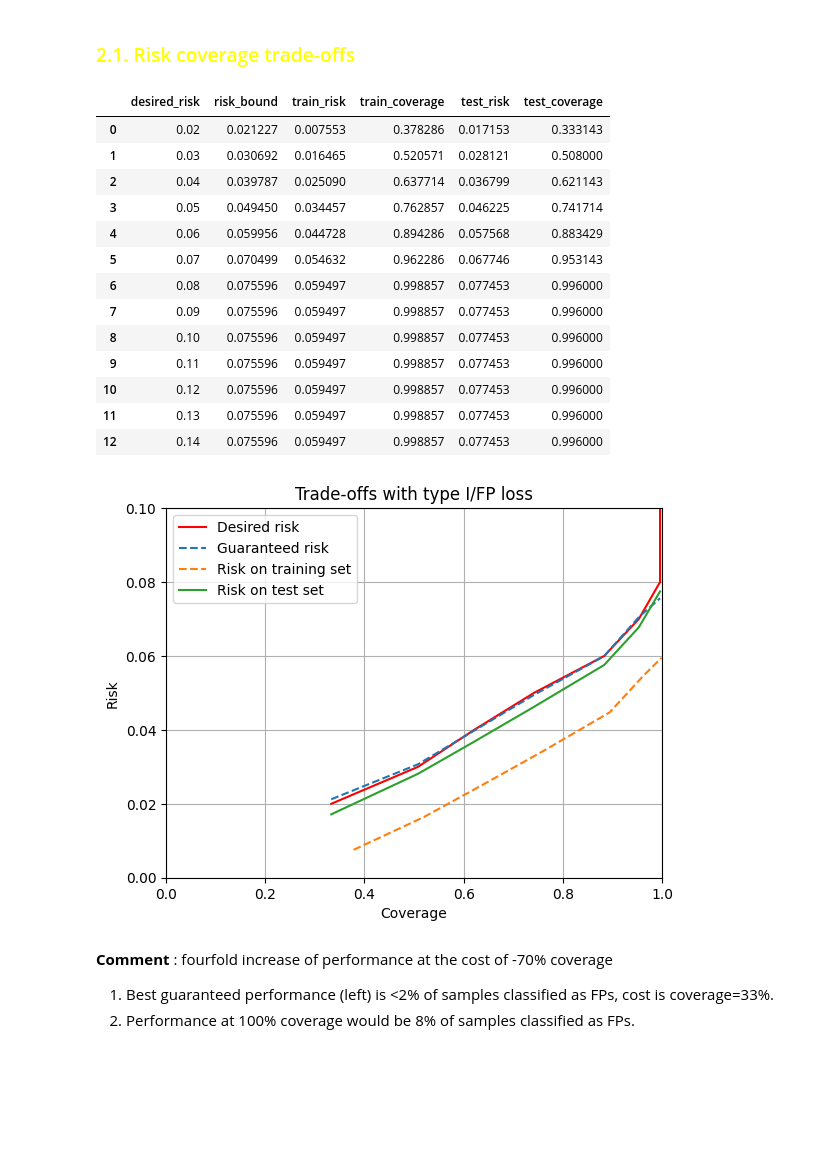
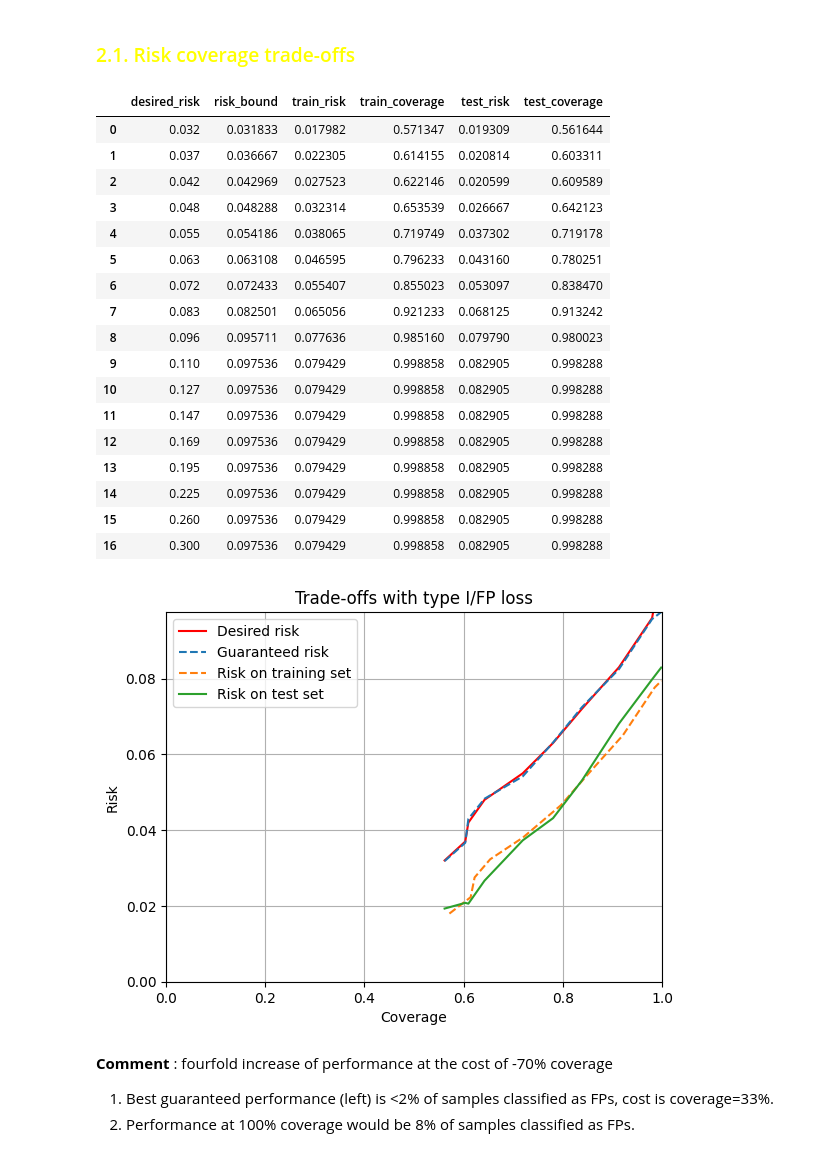
Before and after one commit to EmilienJemelen/selective-classification, a Jupyter notebook: CIFAR2/SGR.ipynb, the cells around one changed output. Cells and saved outputs as stored; diff of their text form; code cells hidden in the pictures; blank space fills up the shorter version.

```diff
--- a/CIFAR2/SGR.ipynb
+++ b/CIFAR2/SGR.ipynb
@@ -45,6 +48,9 @@ sgr_df.head() # balanced CIFAR-2 dataset
 | 2024 | 1.0 | 1.0 | 0.542768 |
 | 263 | 0.0 | 0.0 | 0.822609 |
 | 4350 | 0.0 | 0.0 | 0.953512 |
+# %%
+delta = 0.05
+desired_risks=[i/1000 for i in integers_log_spacing(5,300)]
 # %% [markdown]
 ## <font color = 'yellow'> 1. SGR with __0/1 loss__
 # %% [markdown]
@@ -55,7 +61,7 @@ train_set = train_set.sort_values('SR', ascending=True).reset_index(drop=True).c
 test_set = sgr_df.iloc[int(len(sgr_df)/2):]
 # %%
 results = SGR_at_risks(train_set, test_set, k = int(np.log2(train_set.shape[0])),
-                       delta=0.05, desired_risks=[i/100 for i in range(1,30)])
+                       delta=delta, desired_risks=desired_risks)
 results
 # %% [output]
 |  | desired_risk | risk_bound | train_risk | train_coverage | test_risk | test_coverage |
@@ -97,7 +103,7 @@ __Comment__ :
 # %% [markdown]
 ### <font color = 'yellow'> 1.2. Evolution of trade-offs as class imbalance increases
 # %%
-sample_size=3500
+sample_size = min(int(sgr_df.y_true.sum())*2, int((sgr_df.y_true==0).sum()))
 all_propor_dfs = pd.DataFrame()
 
 for proportion_1 in range(1,51):
@@ -111,11 +117,11 @@ for proportion_1 in range(1,51):
     test_set = imbalanced_set.iloc[int(sample_size/2):]
 
     results = SGR_at_risks(train_set, test_set, k = int(np.log2(train_set.shape[0])),
-                           delta=0.05, desired_risks=[i/100 for i in range(1,30)])
+                           delta=delta, desired_risks=desired_risks)
     results['proportion_1'] = proportion_1/100
     all_propor_dfs = pd.concat([all_propor_dfs, results]).reset_index(drop=True)
 
 
-all_propor_dfs.head()
+all_propor_dfs
 # %% [output]
 |  | desired_risk | risk_bound | train_risk | train_coverage | test_risk | test_coverage | proportion_1 |
@@ -181,38 +194,42 @@ __Comment__ : no clear effect of imbalance increase
 ### <font color = 'yellow'> 2.1. Risk coverage trade-offs
 # %%
 results = SGR_at_risks(train_set, test_set, k = int(np.log2(train_set.shape[0])),
-                       delta=0.05, desired_risks=[i/100 for i in range(1,15)], loss = 'typeI')
+                       delta=delta, desired_risks=desired_risks, loss = 'FN')
 results
 # %% [output]
 |  | desired_risk | risk_bound | train_risk | train_coverage | test_risk | test_coverage |
-| 0 | 0.02 | 0.021227 | 0.007553 | 0.378286 | 0.017153 | 0.333143 |
-| 1 | 0.03 | 0.030692 | 0.016465 | 0.520571 | 0.028121 | 0.508000 |
-| 2 | 0.04 | 0.039787 | 0.025090 | 0.637714 | 0.036799 | 0.621143 |
-| 3 | 0.05 | 0.049450 | 0.034457 | 0.762857 | 0.046225 | 0.741714 |
-| 4 | 0.06 | 0.059956 | 0.044728 | 0.894286 | 0.057568 | 0.883429 |
-| 5 | 0.07 | 0.070499 | 0.054632 | 0.962286 | 0.067746 | 0.953143 |
-| 6 | 0.08 | 0.075596 | 0.059497 | 0.998857 | 0.077453 | 0.996000 |
-| 7 | 0.09 | 0.075596 | 0.059497 | 0.998857 | 0.077453 | 0.996000 |
-| 8 | 0.10 | 0.075596 | 0.059497 | 0.998857 | 0.077453 | 0.996000 |
-| 9 | 0.11 | 0.075596 | 0.059497 | 0.998857 | 0.077453 | 0.996000 |
-| 10 | 0.12 | 0.075596 | 0.059497 | 0.998857 | 0.077453 | 0.996000 |
-| 11 | 0.13 | 0.075596 | 0.059497 | 0.998857 | 0.077453 | 0.996000 |
-| 12 | 0.14 | 0.075596 | 0.059497 | 0.998857 | 0.077453 | 0.996000 |
+| 0 | 0.032 | 0.031833 | 0.017982 | 0.571347 | 0.019309 | 0.561644 |
+| 1 | 0.037 | 0.036667 | 0.022305 | 0.614155 | 0.020814 | 0.603311 |
+| 2 | 0.042 | 0.042969 | 0.027523 | 0.622146 | 0.020599 | 0.609589 |
+| 3 | 0.048 | 0.048288 | 0.032314 | 0.653539 | 0.026667 | 0.642123 |
+| 4 | 0.055 | 0.054186 | 0.038065 | 0.719749 | 0.037302 | 0.719178 |
+| 5 | 0.063 | 0.063108 | 0.046595 | 0.796233 | 0.043160 | 0.780251 |
+| 6 | 0.072 | 0.072433 | 0.055407 | 0.855023 | 0.053097 | 0.838470 |
+| 7 | 0.083 | 0.082501 | 0.065056 | 0.921233 | 0.068125 | 0.913242 |
+| 8 | 0.096 | 0.095711 | 0.077636 | 0.985160 | 0.079790 | 0.980023 |
+| 9 | 0.110 | 0.097536 | 0.079429 | 0.998858 | 0.082905 | 0.998288 |
+| 10 | 0.127 | 0.097536 | 0.079429 | 0.998858 | 0.082905 | 0.998288 |
+| 11 | 0.147 | 0.097536 | 0.079429 | 0.998858 | 0.082905 | 0.998288 |
+| 12 | 0.169 | 0.097536 | 0.079429 | 0.998858 | 0.082905 | 0.998288 |
+| 13 | 0.195 | 0.097536 | 0.079429 | 0.998858 | 0.082905 | 0.998288 |
+| 14 | 0.225 | 0.097536 | 0.079429 | 0.998858 | 0.082905 | 0.998288 |
+| 15 | 0.260 | 0.097536 | 0.079429 | 0.998858 | 0.082905 | 0.998288 |
+| 16 | 0.300 | 0.097536 | 0.079429 | 0.998858 | 0.082905 | 0.998288 |
 # %%
 plt.plot(results.test_coverage, results.desired_risk, label = 'Desired risk', c='red')
 plt.plot(results.test_coverage, results.risk_bound, label = 'Guaranteed risk',  linestyle='--')
 plt.plot(results.train_coverage, results.train_risk, label = 'Risk on training set',  linestyle='--')
 plt.plot(results.test_coverage, results.test_risk, label = 'Risk on test set')
 plt.xlabel('Coverage')
 plt.ylabel('Risk')
-plt.ylim(0,0.1)
+plt.ylim(0,max(results.risk_bound))
 plt.xlim(0,1)
 plt.legend()
 plt.title('Trade-offs with type I/FP loss')
 plt.grid()
 plt.show()
 # %% [output]
-[figure, old version]
+[figure, new version]
 # %% [markdown]
 __Comment__ : fourfold increase of performance at the cost of -70% coverage
 1) Best guaranteed performance (left) is <2% of samples classified as FPs, cost is coverage=33%.
```
Also changed, not shown: parts of 13 cells of this notebook, 3 other files.
